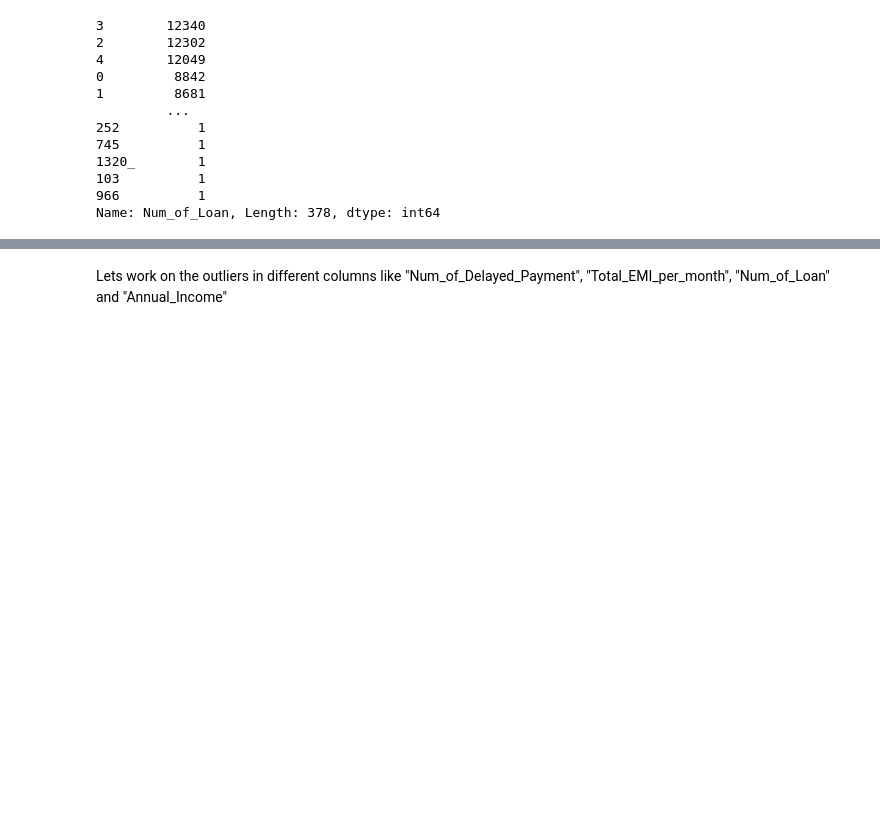
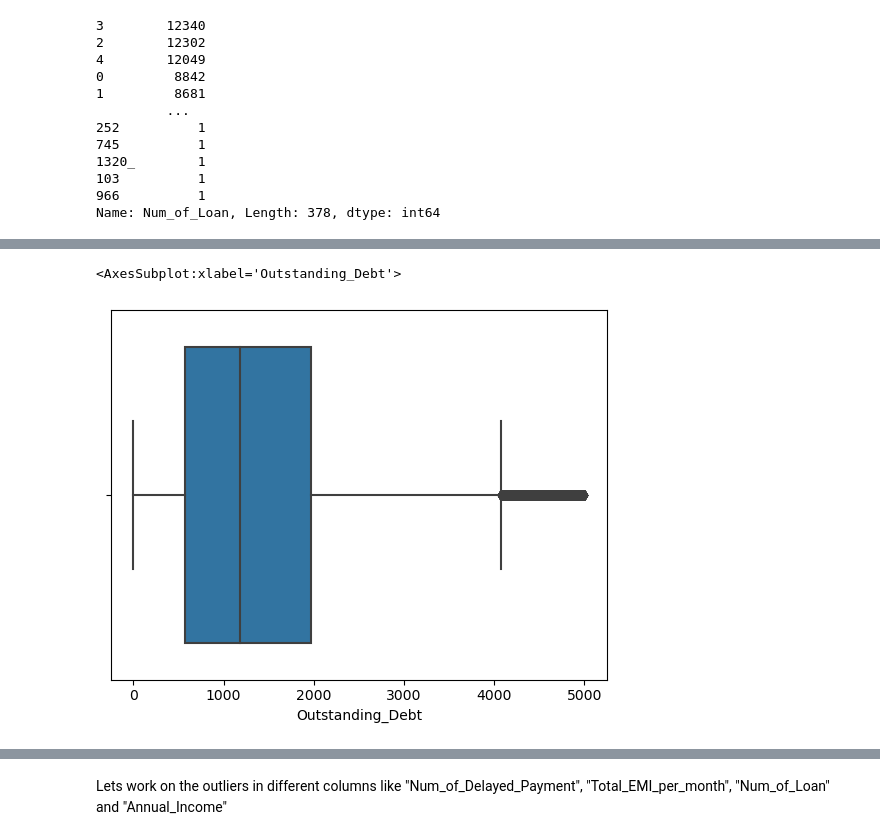
Before and after one commit to tanvimathur11/DDA, a Jupyter notebook: DDA_cleaning.ipynb, the cells around one changed output, grey strips where cells are left out. Saved outputs shown, nothing was run; the diff lists cells and outputs as text; code cells hidden in the pictures; blank space fills up the shorter version.

```diff
--- a/DDA_cleaning.ipynb
+++ b/DDA_cleaning.ipynb
@@ -545,0 +587,5 @@ memory usage: 10.3+ MB
+# %%
+sns.boxplot(x=final_dataset['Outstanding_Debt'])
+# %% [output]
+<AxesSubplot:xlabel='Outstanding_Debt'>
+[figure, added]
```
Also changed, not shown: parts of 35 cells of this notebook, 3 other files.
